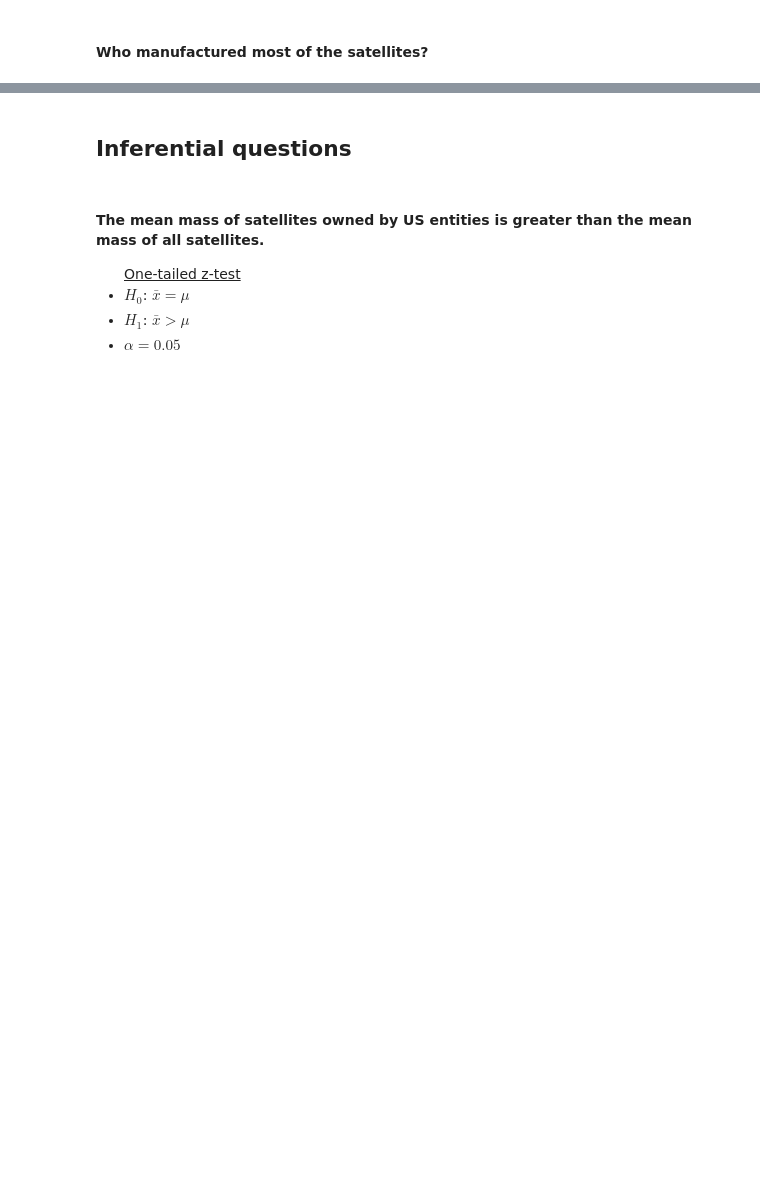
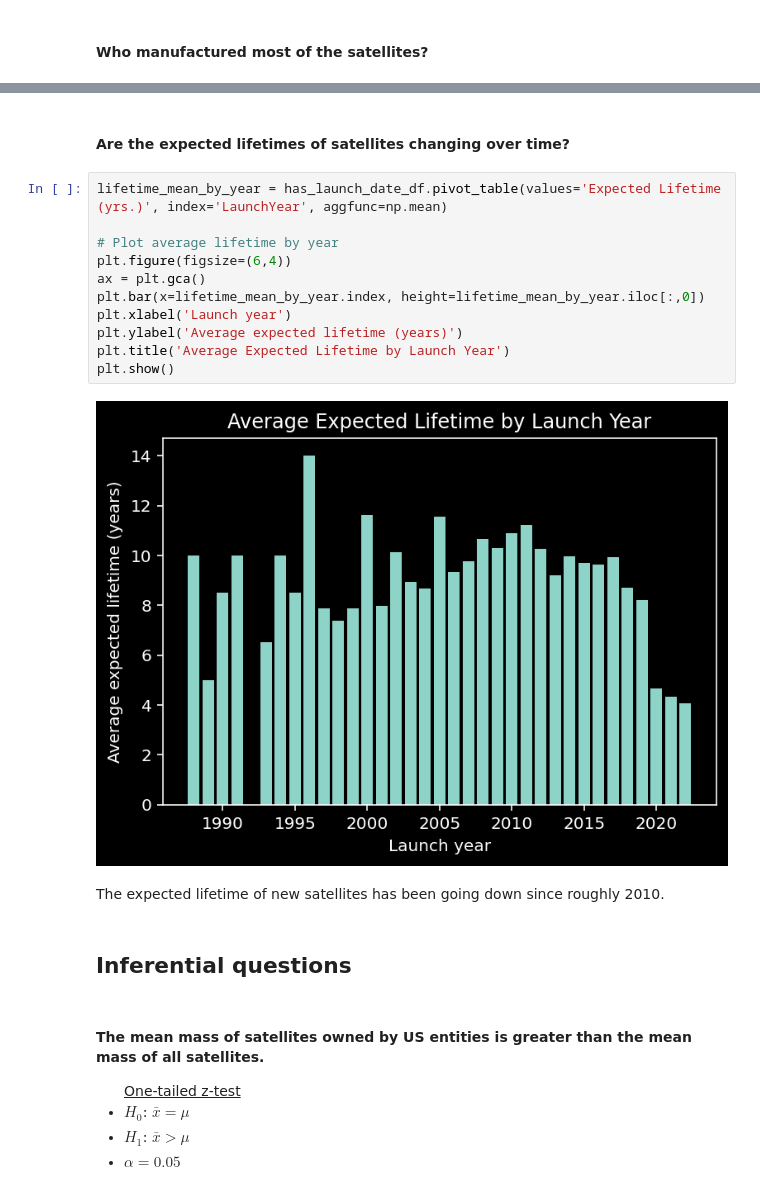
Before and after one commit to brayvid/satellites-eda, a Jupyter notebook: satellites_eda_with_inference.ipynb, the cells around one changed output, grey strips where cells are left out. Saved outputs shown, nothing was run; the diff lists cells and outputs as text; blank space fills up the shorter version.

```diff
--- a/satellites_eda_with_inference.ipynb
+++ b/satellites_eda_with_inference.ipynb
@@ -684,3 +721,20 @@ plot_word_cloud_dict_colormapped(mass_contractor_dict, grouped_color_func_contra
+# %% [markdown]
+#### Are the expected lifetimes of satellites changing over time?
+# %%
+lifetime_mean_by_year = has_launch_date_df.pivot_table(values='Expected Lifetime (yrs.)', index='LaunchYear', aggfunc=np.mean)
+
+# Plot average lifetime by year
+plt.figure(figsize=(6,4))
+ax = plt.gca()
+plt.bar(x=lifetime_mean_by_year.index, height=lifetime_mean_by_year.iloc[:,0])
+plt.xlabel('Launch year')
+plt.ylabel('Average expected lifetime (years)')
+plt.title('Average Expected Lifetime by Launch Year')
+plt.show()
+# %% [output]
+[figure, added]
+# %% [markdown]
+The expected lifetime of new satellites has been going down since roughly 2010.
 # %% [markdown]
 ## Inferential questions
 # %% [markdown]
```
Also changed, not shown: parts of 19 cells of this notebook.
